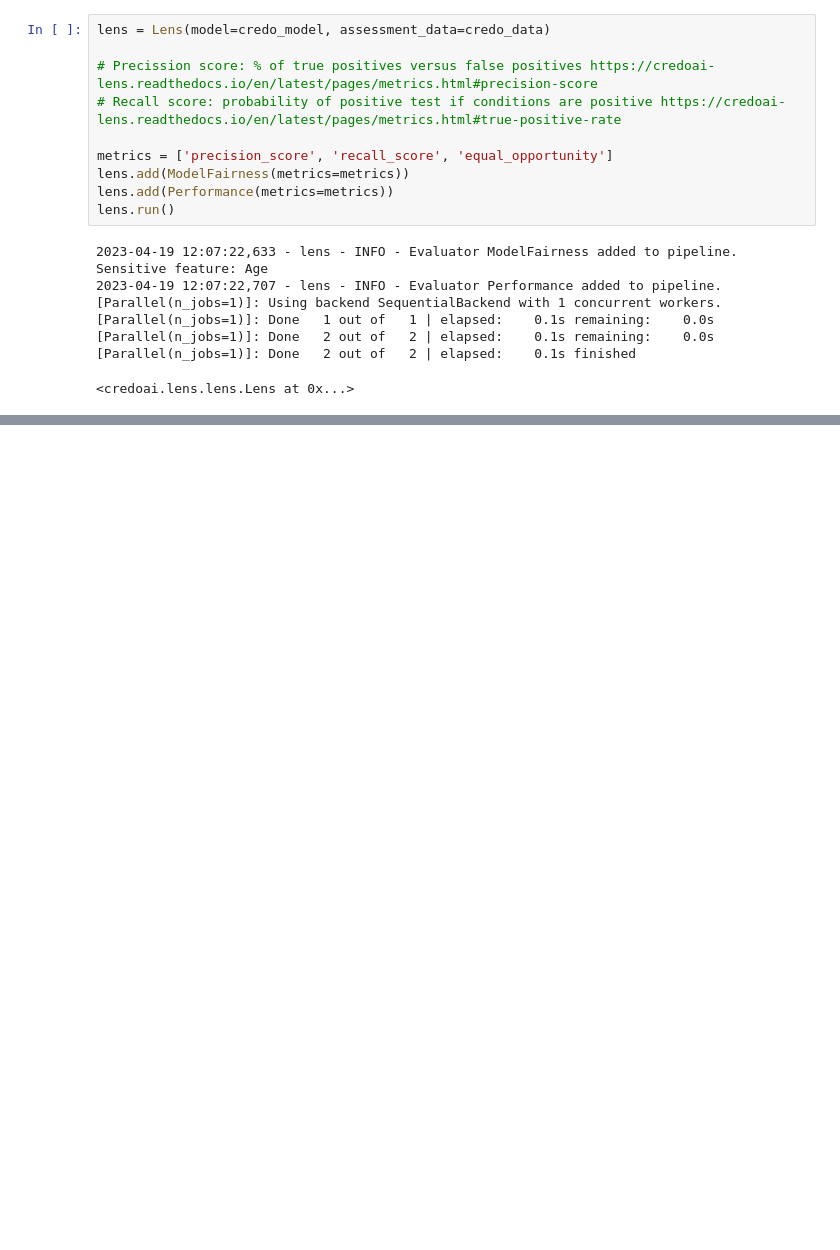
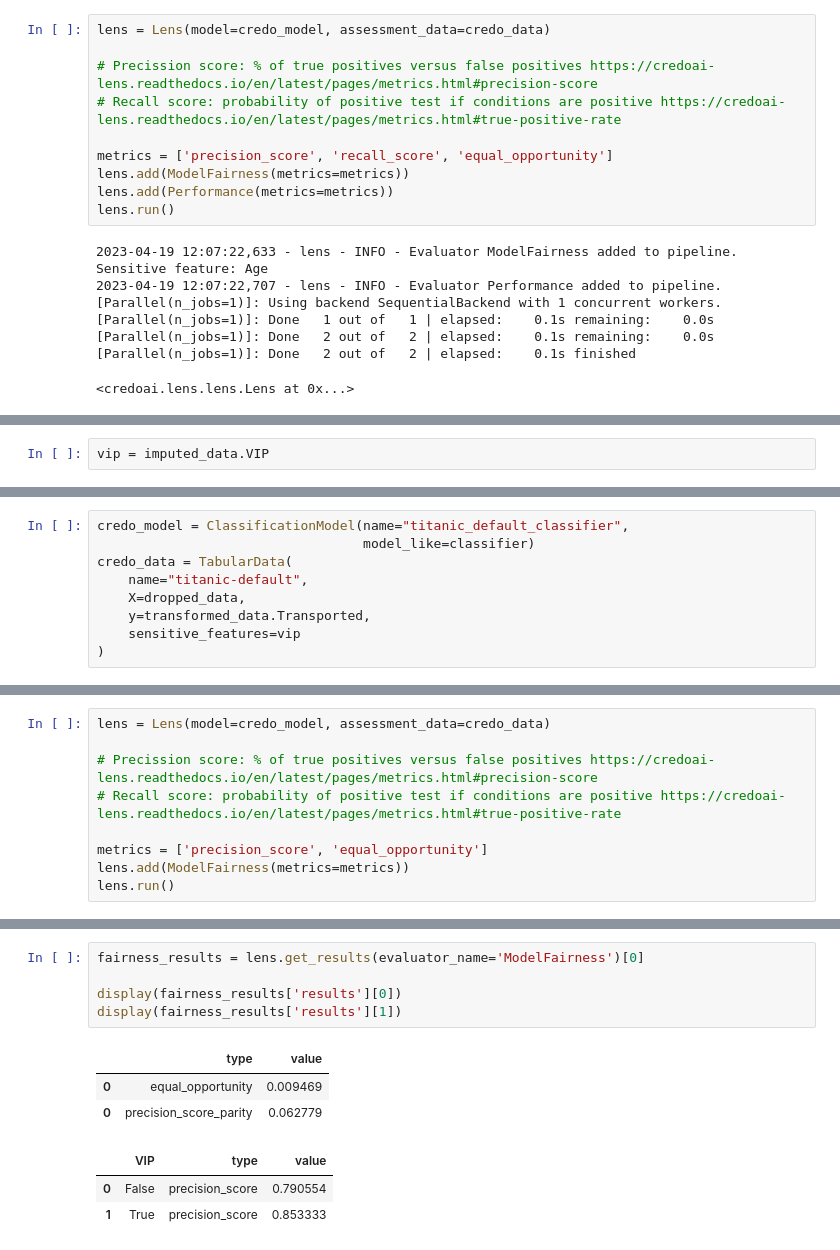
Before and after one commit to PIWEEK/ethicai, a Jupyter notebook: Spaceship Titanic/Spaceship_Titanic_assess.ipynb, the cells around one changed output, grey strips where cells are left out. Drawn from its saved outputs; the diff is of its cells as text; blank space fills up the shorter version.

```diff
--- a/Spaceship Titanic/Spaceship_Titanic_assess.ipynb
+++ b/Spaceship Titanic/Spaceship_Titanic_assess.ipynb
@@ -112,0 +102,2 @@ display(performance_results['results'][1])
+# %%
+vip = imputed_data.VIP
@@ -112,0 +106,9 @@ display(performance_results['results'][1])
+# %%
+credo_model = ClassificationModel(name="titanic_default_classifier",
+                                  model_like=classifier)
+credo_data = TabularData(
+    name="titanic-default",
+    X=dropped_data,
+    y=transformed_data.Transported,
+    sensitive_features=vip
+)
@@ -112,0 +117,9 @@ display(performance_results['results'][1])
+# %%
+lens = Lens(model=credo_model, assessment_data=credo_data)
+
+# Precission score: % of true positives versus false positives https://credoai-lens.readthedocs.io/en/latest/pages/metrics.html#precision-score
+# Recall score: probability of positive test if conditions are positive https://credoai-lens.readthedocs.io/en/latest/pages/metrics.html#true-positive-rate
+
+metrics = ['precision_score', 'equal_opportunity']
+lens.add(ModelFairness(metrics=metrics))
+lens.run()
@@ -112,0 +132,12 @@ display(performance_results['results'][1])
+# %%
+fairness_results = lens.get_results(evaluator_name='ModelFairness')[0]
+
+display(fairness_results['results'][0])
+display(fairness_results['results'][1])
+# %% [output]
+|  | type | value |
+| 0 | equal_opportunity | 0.009469 |
+| 0 | precision_score_parity | 0.062779 |
+|  | VIP | type | value |
+| 0 | False | precision_score | 0.790554 |
+| 1 | True | precision_score | 0.853333 |
```
Also changed, not shown: parts of 8 cells of this notebook, 5 other files.
